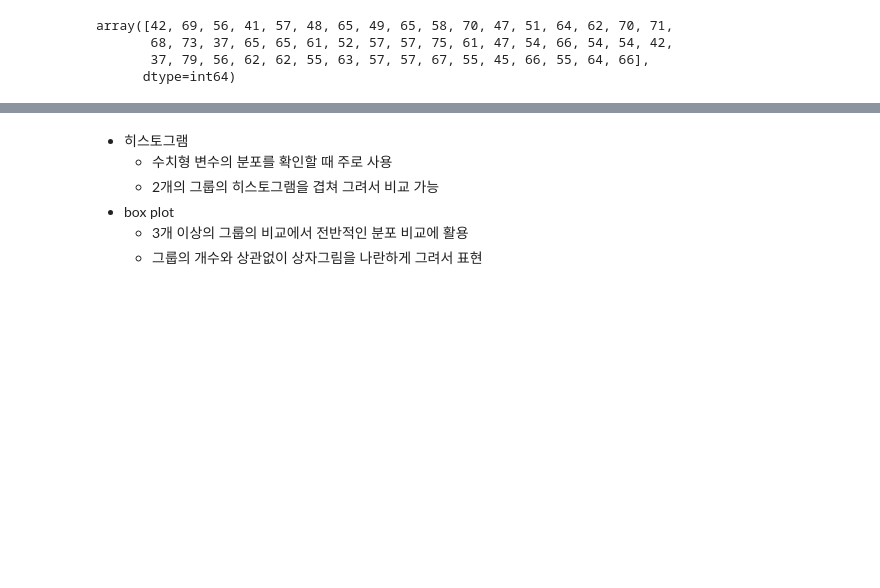
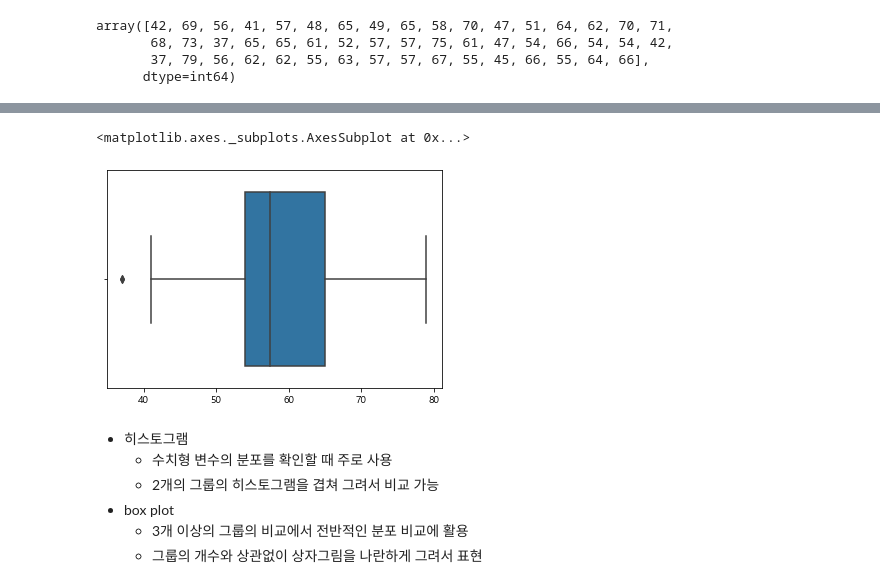
Before and after one commit to seojeon9/MultiCampus, a Jupyter notebook: PythonEx/ch06_통계량/03. 분포 통계량.ipynb, the cells around one changed output, grey strips where cells are left out. Drawn from its saved outputs; the diff is of its cells as text; code cells hidden in the pictures; blank space fills up the shorter version.

```diff
--- a/PythonEx/ch06_통계량/03. 분포 통계량.ipynb
+++ b/PythonEx/ch06_통계량/03. 분포 통계량.ipynb
@@ -252,3 +281,9 @@ array([42, 69, 56, 41, 57, 48, 65, 49, 65, 58, 70, 47, 51, 64, 62, 70, 71,
+# %%
+import seaborn as sns
+sns.boxplot(english_scores)
+# %% [output]
+<matplotlib.axes._subplots.AxesSubplot at 0x...>
+[figure, added]
 # %% [markdown]
 - 히스토그램
     - 수치형 변수의 분포를 확인할 때 주로 사용
```
Also changed, not shown: parts of 23 cells of this notebook, 7 other files.
